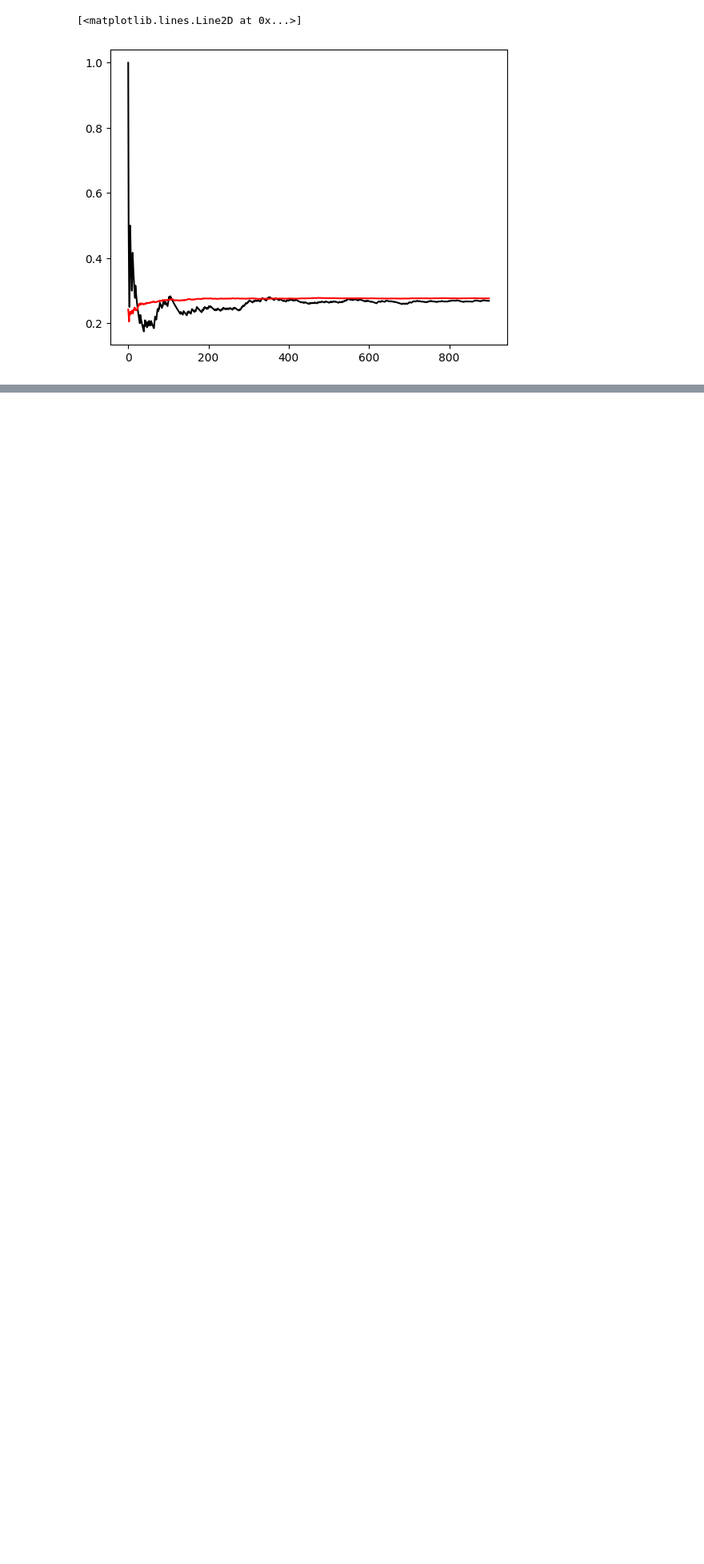
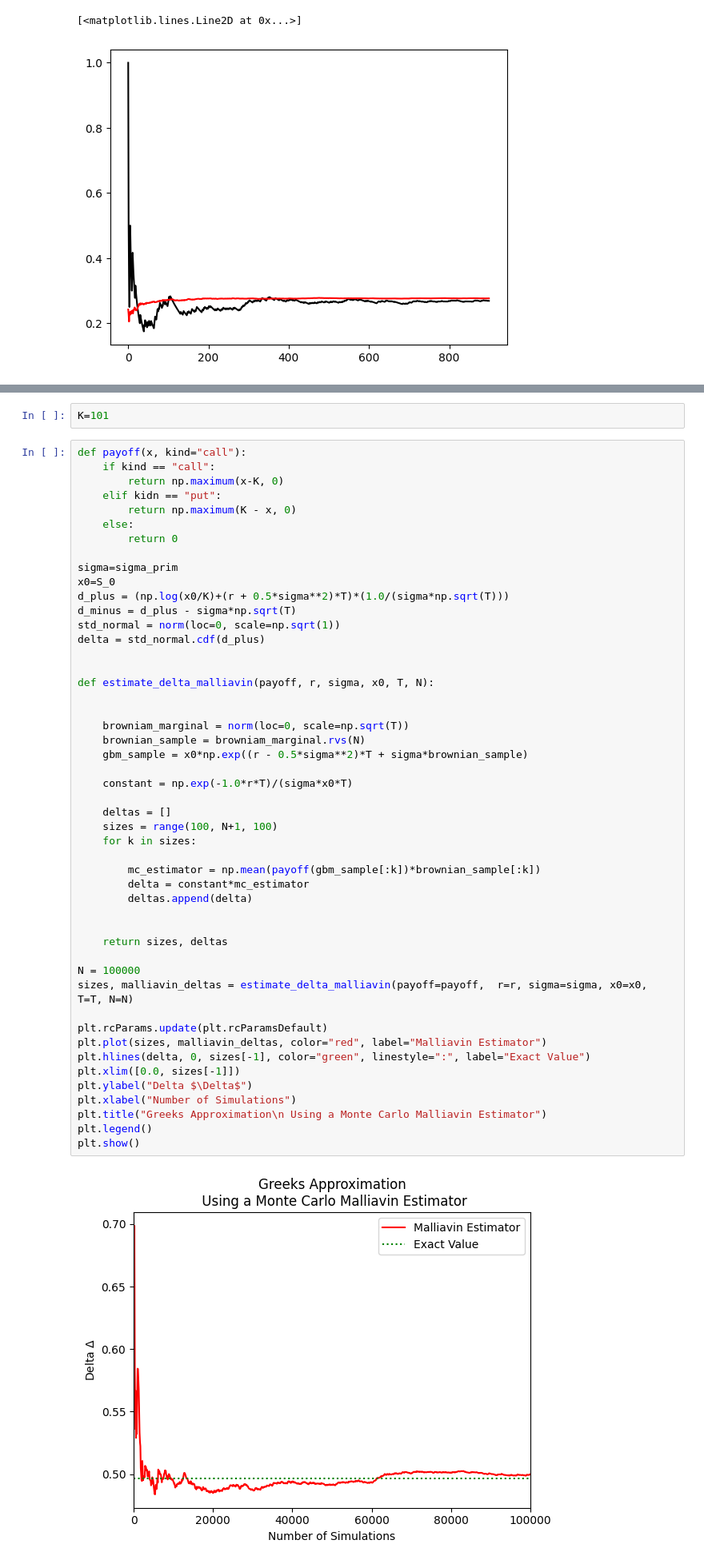
Before and after one commit to EssaddekOthmane/IndependentPriceVerification, a Jupyter notebook: BlackScholesRobbinsMonro.ipynb, the cells around one changed output, grey strips where cells are left out. Shown at 80% size. Drawn from its saved outputs; the diff is of its cells as text; blank space fills up the shorter version.

```diff
--- a/BlackScholesRobbinsMonro.ipynb
+++ b/BlackScholesRobbinsMonro.ipynb
@@ -1293,3 +1344,56 @@ plt.plot(means,'red')
+# %%
+K=101
+# %%
+def payoff(x, kind="call"):
+    if kind == "call":
+        return np.maximum(x-K, 0)
+    elif kidn == "put":
+        return np.maximum(K - x, 0)
+    else:
+        return 0
+
+sigma=sigma_prim
+x0=S_0
+d_plus = (np.log(x0/K)+(r + 0.5*sigma**2)*T)*(1.0/(sigma*np.sqrt(T)))
+d_minus = d_plus - sigma*np.sqrt(T)
+std_normal = norm(loc=0, scale=np.sqrt(1))
+delta = std_normal.cdf(d_plus)
+
+
+def estimate_delta_malliavin(payoff, r, sigma, x0, T, N):
+
+
+    browniam_marginal = norm(loc=0, scale=np.sqrt(T))
+    brownian_sample = browniam_marginal.rvs(N)
+    gbm_sample = x0*np.exp((r - 0.5*sigma**2)*T + sigma*brownian_sample)
+
+    constant = np.exp(-1.0*r*T)/(sigma*x0*T)
+
+    deltas = []
+    sizes = range(100, N+1, 100)
+    for k in sizes:
+
+        mc_estimator = np.mean(payoff(gbm_sample[:k])*brownian_sample[:k])
+        delta = constant*mc_estimator
+        deltas.append(delta)
+
+
+    return sizes, deltas
+
+N = 100000
+sizes, malliavin_deltas = estimate_delta_malliavin(payoff=payoff,  r=r, sigma=sigma, x0=x0, T=T, N=N)
+
+plt.rcParams.update(plt.rcParamsDefault)
+plt.plot(sizes, malliavin_deltas, color="red", label="Malliavin Estimator")
+plt.hlines(delta, 0, sizes[-1], color="green", linestyle=":", label="Exact Value")
+plt.xlim([0.0, sizes[-1]])
+plt.ylabel("Delta $\Delta$")
+plt.xlabel("Number of Simulations")
+plt.title("Greeks Approximation\n Using a Monte Carlo Malliavin Estimator")
+plt.legend()
+plt.show()
+# %% [output]
+[figure, added]
 # %% [markdown]
 # Playing around
 ## 1
```
Also changed, not shown: parts of 11 cells of this notebook.
